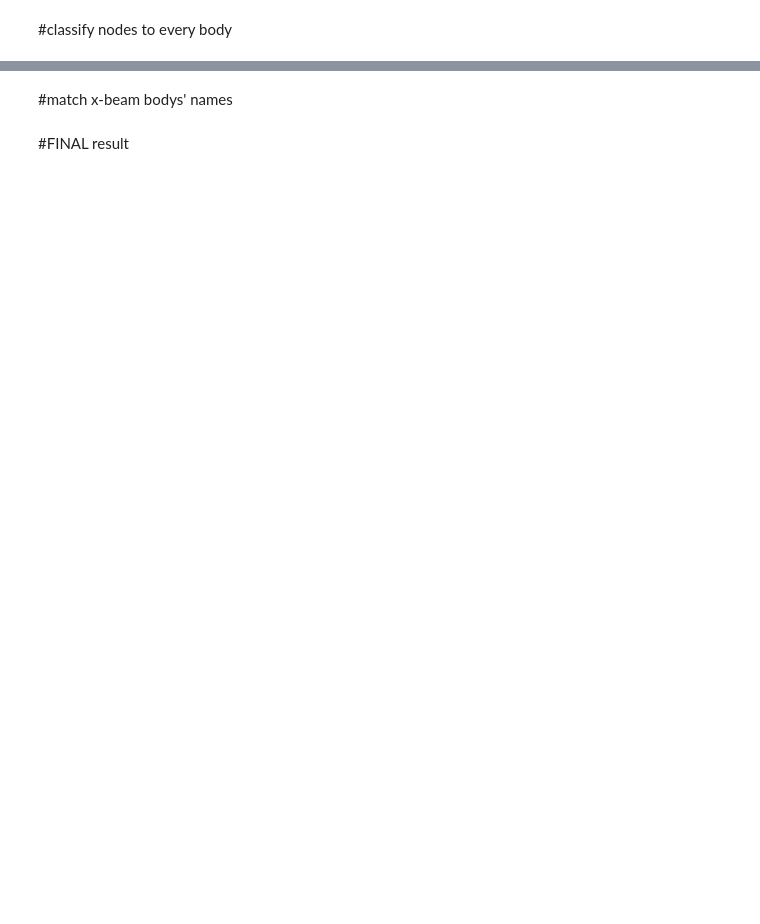
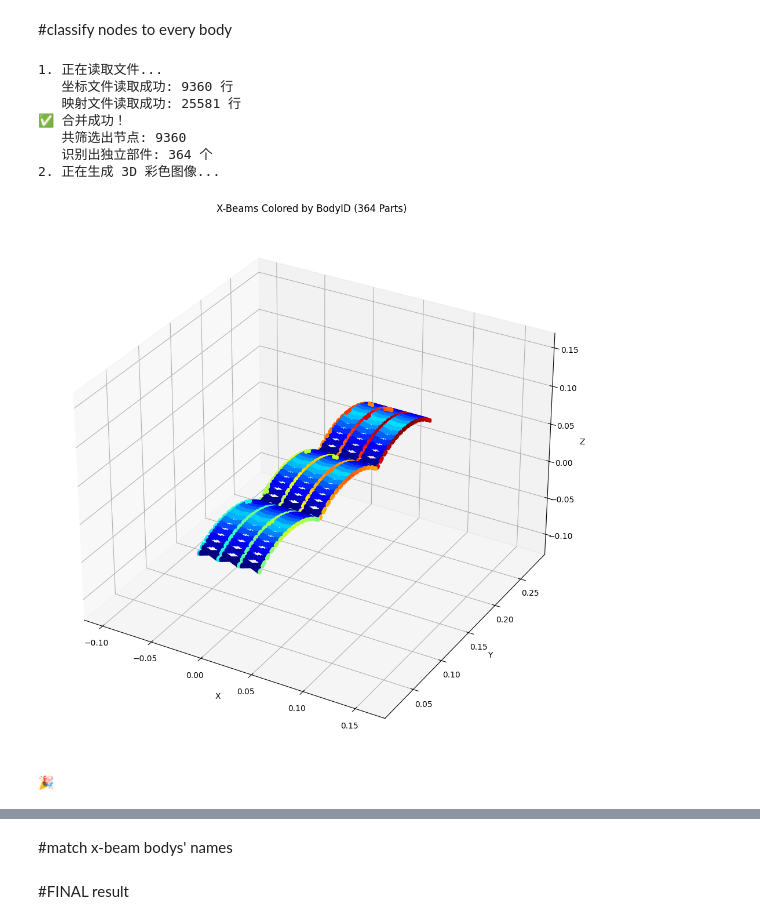
Before and after one commit to marius-ne/CIE_ProjectB_Group13, a Jupyter notebook: x-beam.ipynb, the cells around one changed output, grey strips where cells are left out. Saved outputs shown, nothing was run; the diff lists cells and outputs as text; code cells hidden in the pictures; blank space fills up the shorter version.

```diff
--- a/x-beam.ipynb
+++ b/x-beam.ipynb
@@ -82,7 +88,7 @@ import numpy as np
 import matplotlib.cm as cm
 
 
-coords_file = 'x-beams withcoordinates.txt'
+coords_file = 'x-beams withcoordinates new.txt'
 map_file   = 'node_solid_map new.txt'
 
 print("1. 正在读取文件...")
@@ -137,33 +143,43 @@ try:
                    label=f'Body {int(body_id)}' if i < 10 else "")
 
 
     ax.set_xlabel('X')
     ax.set_ylabel('Y')
     ax.set_zlabel('Z')
     ax.set_title(f'X-Beams Colored by BodyID ({len(unique_bodies)} Parts)')
 
 
     try:
         max_range = max(df_merged['X'].max()-df_merged['X'].min(),
                         df_merged['Y'].max()-df_merged['Y'].min(),
                         df_merged['Z'].max()-df_merged['Z'].min()) / 2.0
         mid_x = (df_merged['X'].max()+df_merged['X'].min()) * 0.5
         mid_y = (df_merged['Y'].max()+df_merged['Y'].min()) * 0.5
         mid_z = (df_merged['Z'].max()+df_merged['Z'].min()) * 0.5
         ax.set_xlim(mid_x - max_range, mid_x + max_range)
         ax.set_ylim(mid_y - max_range, mid_y + max_range)
         ax.set_zlim(mid_z - max_range, mid_z + max_range)
     except:
         pass
 
     plt.show()
     print("🎉")
 
 except Exception as e:
     print(f"❌: {e}")
 
     import traceback
     traceback.print_exc()
+# %% [output]
+1. 正在读取文件...
+   坐标文件读取成功: 9360 行
+   映射文件读取成功: 25581 行
+✅ 合并成功！
+   共筛选出节点: 9360
+   识别出独立部件: 364 个
+2. 正在生成 3D 彩色图像...
+[figure, added]
+🎉
 # %%
 import pandas as pd
 import plotly.express as px
```
Also changed, not shown: parts of 6 cells of this notebook.
